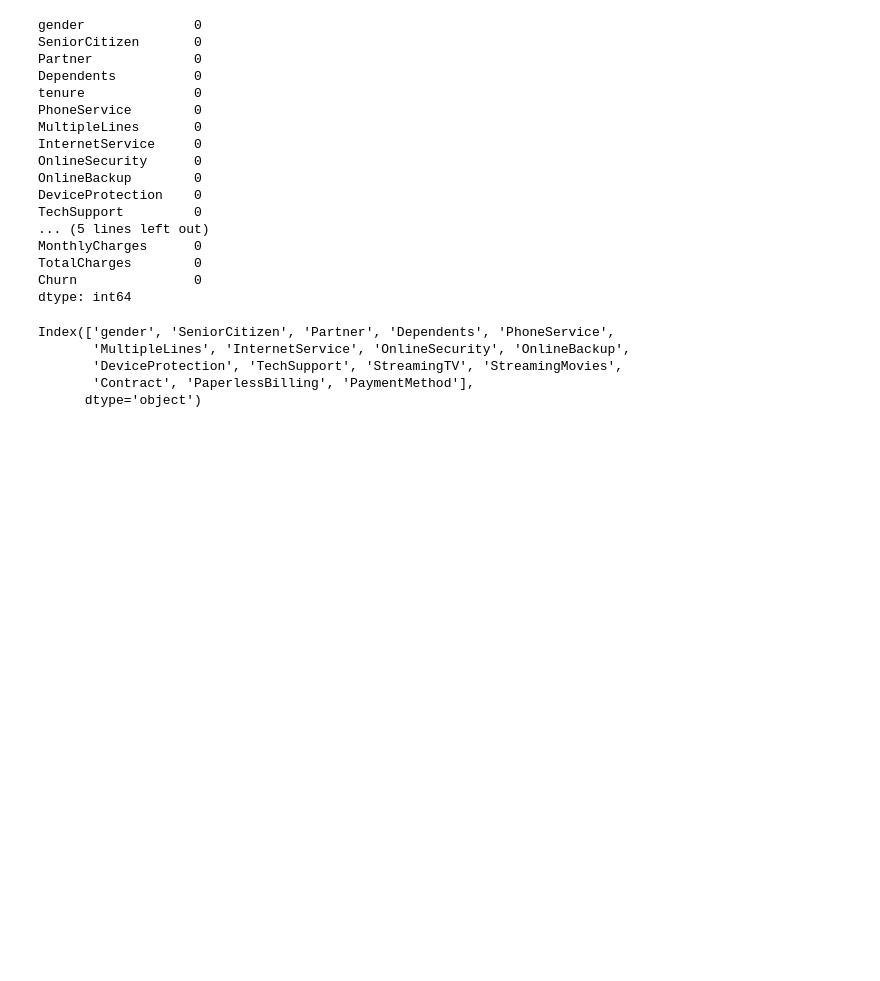
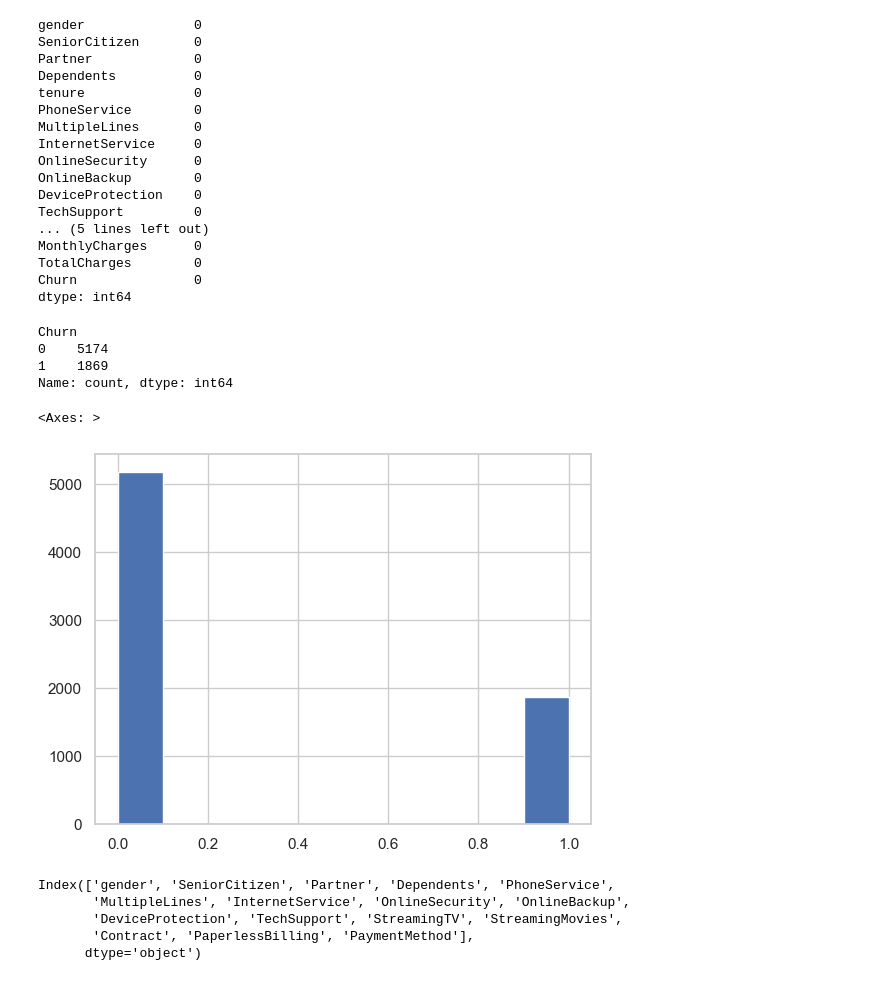
Before and after one commit to Joseph-Essa/Customer_Churn_Prediction, a Jupyter notebook: Customer_Churn_Prediction.ipynb, the cells around one changed output. Saved outputs shown, nothing was run; the diff lists cells and outputs as text; code cells hidden in the pictures; blank space fills up the shorter version.

```diff
--- a/Customer_Churn_Prediction.ipynb
+++ b/Customer_Churn_Prediction.ipynb
@@ -223,6 +223,18 @@ Churn               0
 dtype: int64
 # %%
 df.Churn = (df.Churn == 'Yes').astype(int)
+# %%
+df.Churn.value_counts()  #imbalance
+# %% [output]
+Churn
+0    5174
+1    1869
+Name: count, dtype: int64
+# %%
+df['Churn'].hist()
+# %% [output]
+<Axes: >
+[figure, added]
 # %%
 df['SeniorCitizen'] = df['SeniorCitizen'].astype(object)
 # %%
```
Also changed, not shown: parts of 21 cells of this notebook.
